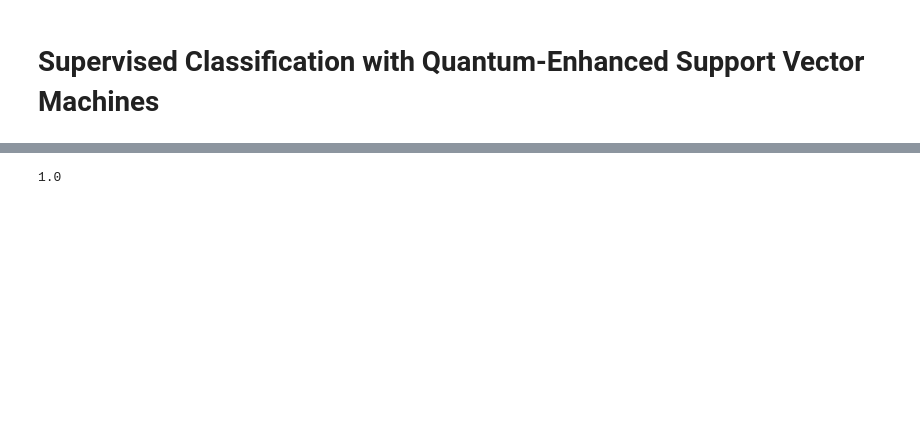
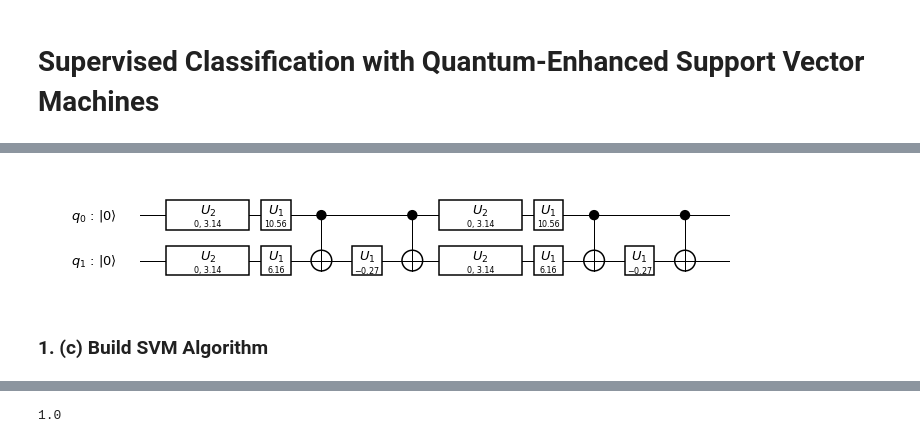
Before and after one commit to nguyenducnhaty/qiskit-terra, a Jupyter notebook: demo/QSVM_Demo.ipynb, the cells around one changed output, grey strips where cells are left out. Drawn from its saved outputs; the diff is of its cells as text; code cells hidden in the pictures; blank space fills up the shorter version.

```diff
--- a/demo/QSVM_Demo.ipynb
+++ b/demo/QSVM_Demo.ipynb
@@ -55,3 +57,13 @@ feature_map.init_args(num_qubits=2, depth=2, entanglement='linear')
+# %%
+# see the actual circuits
+datapoints, class_to_label = split_dataset_to_data_and_labels(training_input)
+circuit = feature_map.construct_circuit(datapoints[0][0])
+from qiskit.tools.visualization import *
+circuit_drawer(circuit, output='mpl')
+# %% [output]
+[figure, added]
+# %% [markdown]
+### 1. (c) Build SVM Algorithm
 # %%
 # the algorithm: QSVM_Kernel
 from qiskit_aqua.algorithms.many_sample.qsvm.qsvm_kernel import QSVM_Kernel
```
Also changed, not shown: parts of 26 cells of this notebook.
